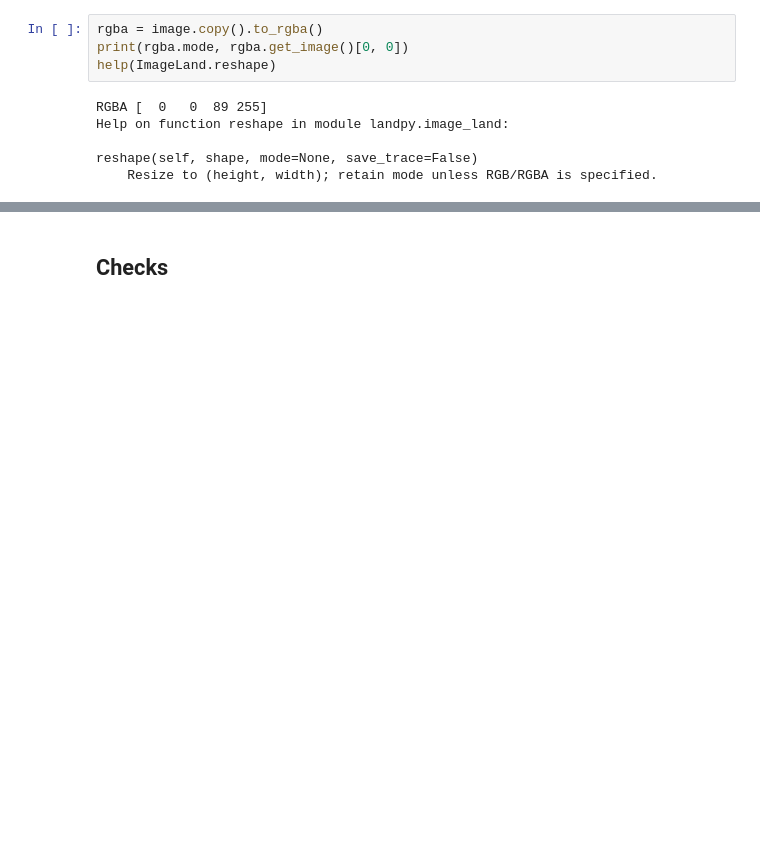
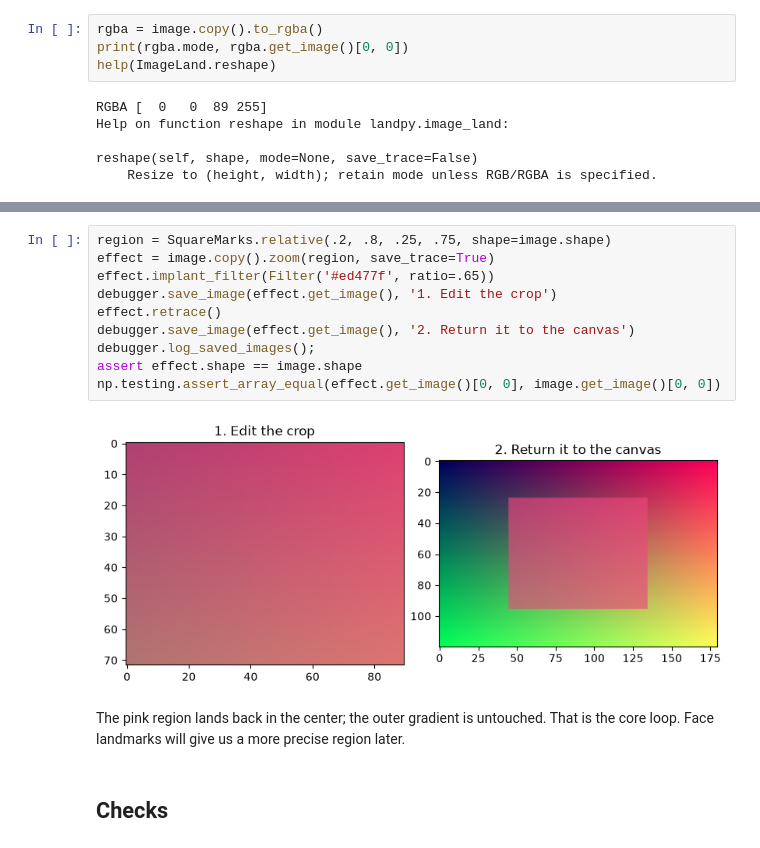
Before and after one commit to bateni1380/landpy, a Jupyter notebook: tutorials/1-images-and-coordinates.ipynb, the cells around one changed output, grey strips where cells are left out. Saved outputs shown, nothing was run; the diff lists cells and outputs as text; blank space fills up the shorter version.

Commit message:
Rework tutorials around AR effects and retrace

```diff
--- a/tutorials/1-images-and-coordinates.ipynb
+++ b/tutorials/1-images-and-coordinates.ipynb
@@ -69,3 +97,17 @@ reshape(self, shape, mode=None, save_trace=False)
+# %%
+region = SquareMarks.relative(.2, .8, .25, .75, shape=image.shape)
+effect = image.copy().zoom(region, save_trace=True)
+effect.implant_filter(Filter('#ed477f', ratio=.65))
+debugger.save_image(effect.get_image(), '1. Edit the crop')
+effect.retrace()
+debugger.save_image(effect.get_image(), '2. Return it to the canvas')
+debugger.log_saved_images();
+assert effect.shape == image.shape
+np.testing.assert_array_equal(effect.get_image()[0, 0], image.get_image()[0, 0])
+# %% [output]
+[figure, added]
+# %% [markdown]
+The pink region lands back in the center; the outer gradient is untouched. That is the core loop. Face landmarks will give us a more precise region later.
 # %% [markdown]
 ## Checks
 # %%
```
Also changed, not shown: parts of 6 cells of this notebook, 17 other files.
